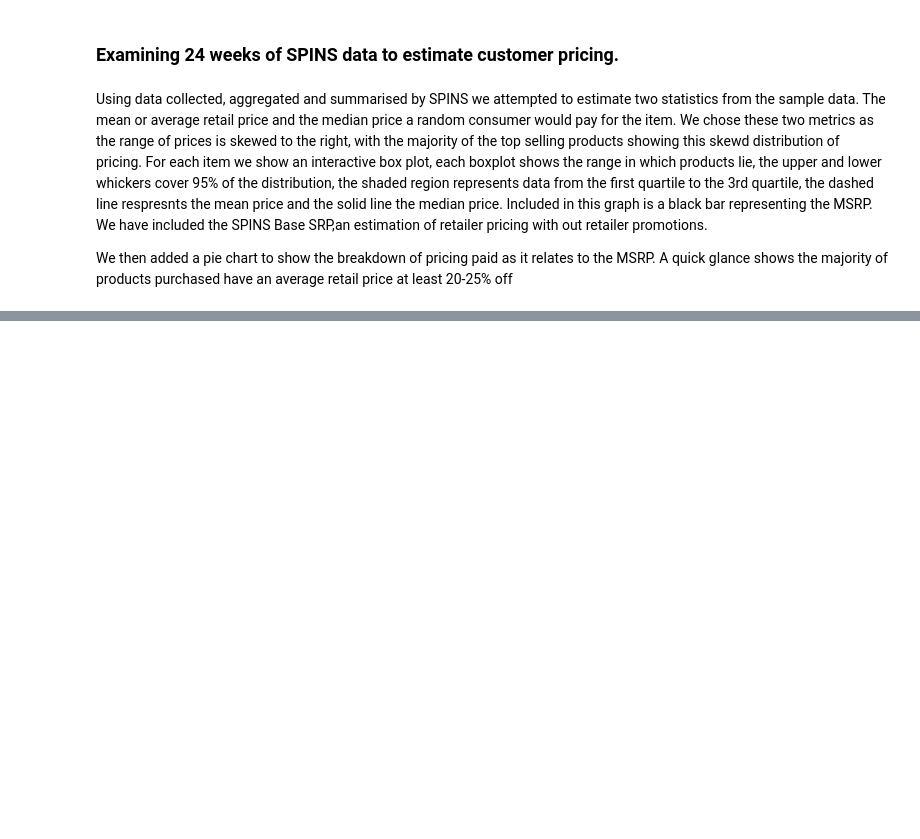
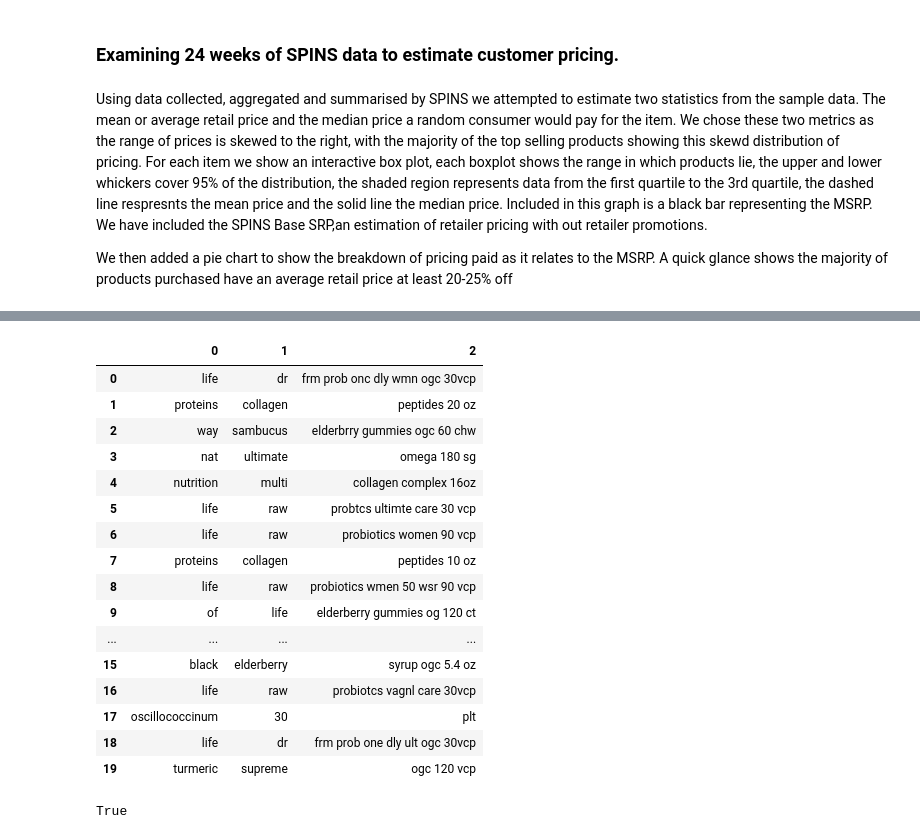
Before and after one commit to clayton-summitt/price_consult, a Jupyter notebook: cl_pricing_jn.ipynb, the cells around one changed output, grey strips where cells are left out. Saved outputs shown, nothing was run; the diff lists cells and outputs as text; code cells hidden in the pictures; blank space fills up the shorter version.

```diff
--- a/cl_pricing_jn.ipynb
+++ b/cl_pricing_jn.ipynb
@@ -336,0 +328,10 @@ len(items)
+# %%
+temp.drop(columns = [0], inplace = True)
+temp.rename(columns = {1:0, 2:1, 3:2}, inplace = True)
+
+
+temp[0] = temp[0].apply(lambda s: ' ' if s is None else str(s))
+temp[1] = temp[1].apply(lambda s: ' ' if s is None else str(s))
+temp[2] = temp[2].apply(lambda s: ' ' if s is None else str(s))
+# %%
+brand_temp = df["Brand"].str.split(" ", n = 1, expand = True)
@@ -336,0 +358,42 @@ len(items)
+# %%
+brand_temp.drop(columns = [0], inplace = True)
+brand_temp.rename(columns = {1:2}, inplace = True)
+
+brand_temp.columns
+
+brand_temp[2] = brand_temp[2].apply(lambda s: ' ' if s is None else str(s))
+
+frames = [temp,brand_temp]
+
+result = pd.concat(frames, axis=1, join='inner')
+result.head()
+
+
+
+def item_cleanup_is_in(x):
+    if x[0] not in x[2]:
+        return x[0] + " "+ x[1]
+    else:
+        return x[1]
+
+temp[2] = result.apply(lambda x: item_cleanup_is_in(x), axis = 1)
+# %%
+temp.head(20)
+# %% [output]
+|  | 0 | 1 | 2 |
+| 0 | life | dr | frm prob onc dly wmn ogc 30vcp |
+| 1 | proteins | collagen | peptides 20 oz |
+| 2 | way | sambucus | elderbrry gummies ogc 60 chw |
+| 3 | nat | ultimate | omega 180 sg |
+| 4 | nutrition | multi | collagen complex 16oz |
+| 5 | life | raw | probtcs ultimte care 30 vcp |
+| 6 | life | raw | probiotics women 90 vcp |
+| 7 | proteins | collagen | peptides 10 oz |
+| 8 | life | raw | probiotics wmen 50 wsr 90 vcp |
+| 9 | of | life | elderberry gummies og 120 ct |
+| ... | ... | ... | ... |
+| 15 | black | elderberry | syrup ogc 5.4 oz |
+| 16 | life | raw | probiotcs vagnl care 30vcp |
+| 17 | oscillococcinum | 30 | plt |
+| 18 | life | dr | frm prob one dly ult ogc 30vcp |
+| 19 | turmeric | supreme | ogc 120 vcp |
@@ -336,0 +407,5 @@ len(items)
+# %%
+st = brand_temp.iloc[0,1]
+temp.iloc[2,0] in brand_temp.iloc[2,1]
+# %% [output]
+True
```
Also changed, not shown: parts of 20 cells of this notebook, 1 other file.
